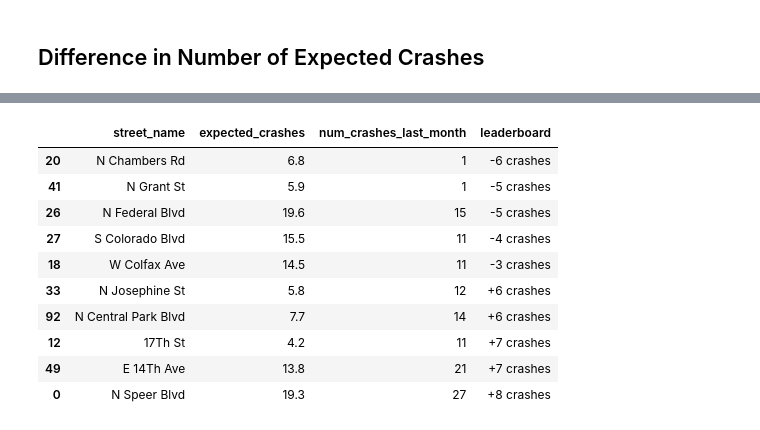
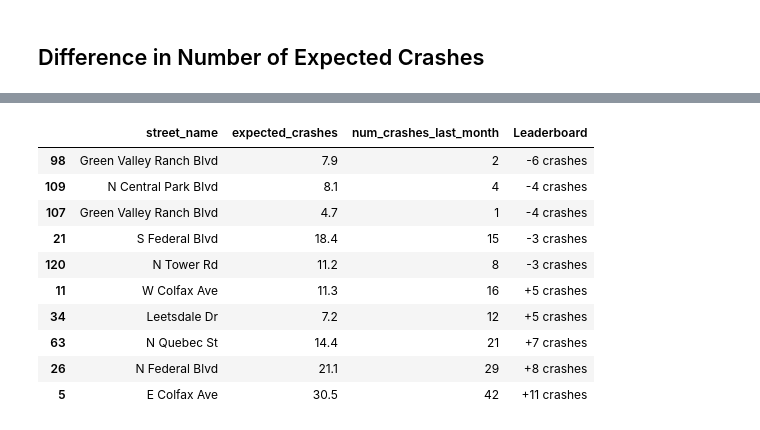
Before and after one commit to devinbrady/denver-street-data, a Jupyter notebook: notebooks/Most_Dangerous_Streets__Crash_Leaderboard.ipynb, the cells around one changed output, grey strips where cells are left out. Drawn from its saved outputs; the diff is of its cells as text; code cells hidden in the pictures.

```diff
--- a/notebooks/Most_Dangerous_Streets__Crash_Leaderboard.ipynb
+++ b/notebooks/Most_Dangerous_Streets__Crash_Leaderboard.ipynb
@@ -19,8 +19,8 @@ end_date = cda.most_recent_crash_timestamp()
 
 all_time = cda.street_metrics(start_date, end_date)
 # %%
-start_date = pytz.timezone('America/Denver').localize(datetime(2023,6,1))
-end_date = pytz.timezone('America/Denver').localize(datetime(2023,7,1))
+start_date = pytz.timezone('America/Denver').localize(datetime(2024,5,1))
+end_date = pytz.timezone('America/Denver').localize(datetime(2024,6,1))
 
 last_month = cda.street_metrics(start_date, end_date)
 # %%
@@ -173,18 +173,18 @@ comparison.loc[comparison['diff_expected_crashes'].rank(ascending=False) <= 5, '
 # %%
 comparison['street_name'] = comparison['fullname'].str.title()
 comparison.loc[
-    comparison.leaderboard.notnull()
-    , ['street_name', 'expected_crashes', 'num_crashes_last_month', 'leaderboard']
+    comparison.Leaderboard.notnull()
+    , ['street_name', 'expected_crashes', 'num_crashes_last_month', 'Leaderboard']
 ].style.format('{:.1f}', subset='expected_crashes')
 # %% [output]
-|  | street_name | expected_crashes | num_crashes_last_month | leaderboard |
-| 20 | N Chambers Rd | 6.8 | 1 | -6 crashes |
-| 41 | N Grant St | 5.9 | 1 | -5 crashes |
-| 26 | N Federal Blvd | 19.6 | 15 | -5 crashes |
-| 27 | S Colorado Blvd | 15.5 | 11 | -4 crashes |
-| 18 | W Colfax Ave | 14.5 | 11 | -3 crashes |
-| 33 | N Josephine St | 5.8 | 12 | +6 crashes |
-| 92 | N Central Park Blvd | 7.7 | 14 | +6 crashes |
-| 12 | 17Th St | 4.2 | 11 | +7 crashes |
-| 49 | E 14Th Ave | 13.8 | 21 | +7 crashes |
-| 0 | N Speer Blvd | 19.3 | 27 | +8 crashes |
+|  | street_name | expected_crashes | num_crashes_last_month | Leaderboard |
+| 98 | Green Valley Ranch Blvd | 7.9 | 2 | -6 crashes |
+| 109 | N Central Park Blvd | 8.1 | 4 | -4 crashes |
+| 107 | Green Valley Ranch Blvd | 4.7 | 1 | -4 crashes |
+| 21 | S Federal Blvd | 18.4 | 15 | -3 crashes |
+| 120 | N Tower Rd | 11.2 | 8 | -3 crashes |
+| 11 | W Colfax Ave | 11.3 | 16 | +5 crashes |
+| 34 | Leetsdale Dr | 7.2 | 12 | +5 crashes |
+| 63 | N Quebec St | 14.4 | 21 | +7 crashes |
+| 26 | N Federal Blvd | 21.1 | 29 | +8 crashes |
+| 5 | E Colfax Ave | 30.5 | 42 | +11 crashes |
```
Also changed, not shown: parts of 5 cells of this notebook, 25 other files.
